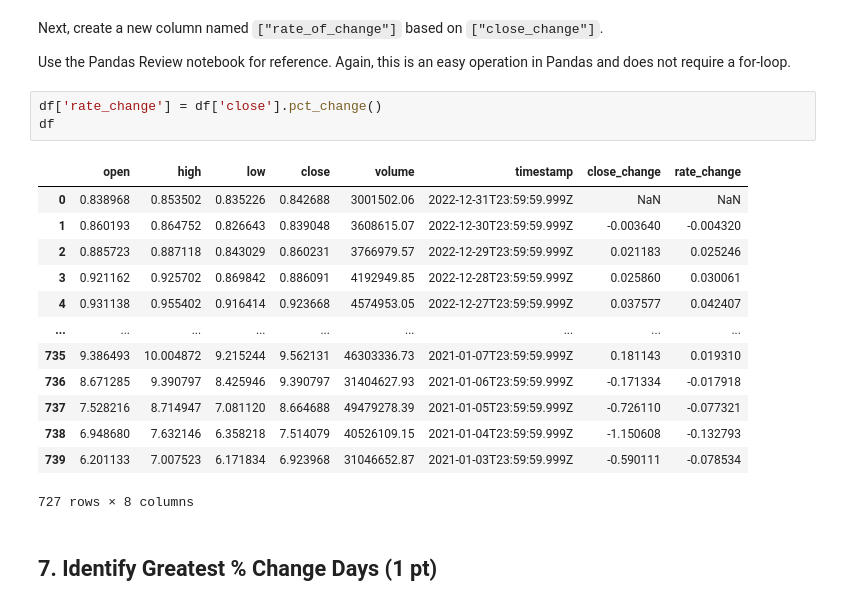
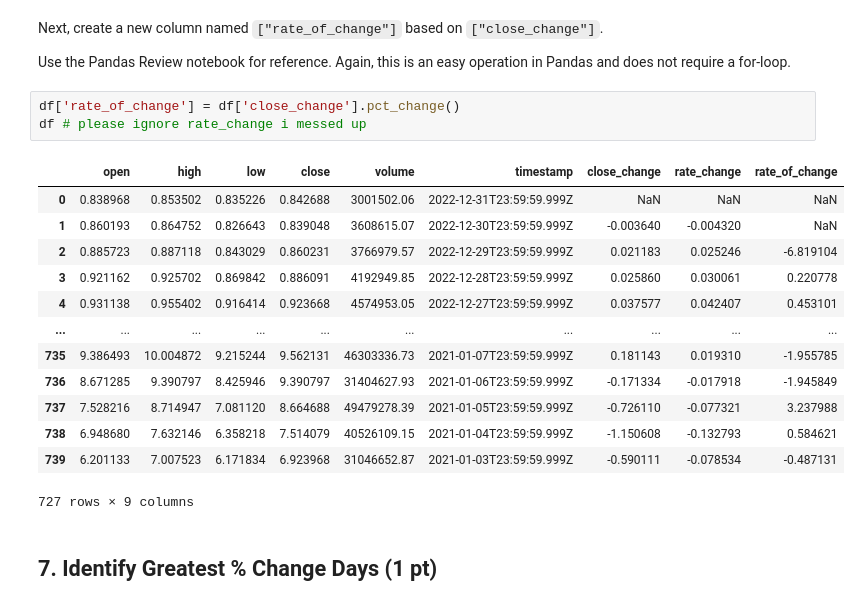
Before and after one commit to alkalink1/ds1002-eju2pk, a Jupyter notebook: labs/lab1/lab1-ftx-stock-pricing.ipynb, the cells around one changed output. Cells and saved outputs as stored; diff of their text form.

```diff
--- a/labs/lab1/lab1-ftx-stock-pricing.ipynb
+++ b/labs/lab1/lab1-ftx-stock-pricing.ipynb
@@ -137,23 +153,23 @@ Display your results in a table showing both the rate of change and their dates.
 Next, create a new column named `["rate_of_change"]` based on `["close_change"]`.
 
 Use the Pandas Review notebook for reference. Again, this is an easy operation in Pandas and does not require a for-loop.
-# %%
-df['rate_change'] = df['close'].pct_change()
-df
-# %% [output]
-|  | open | high | low | close | volume | timestamp | close_change | rate_change |
-| 0 | 0.838968 | 0.853502 | 0.835226 | 0.842688 | 3001502.06 | 2022-12-31T23:59:59.999Z | NaN | NaN |
-| 1 | 0.860193 | 0.864752 | 0.826643 | 0.839048 | 3608615.07 | 2022-12-30T23:59:59.999Z | -0.003640 | -0.004320 |
-| 2 | 0.885723 | 0.887118 | 0.843029 | 0.860231 | 3766979.57 | 2022-12-29T23:59:59.999Z | 0.021183 | 0.025246 |
-| 3 | 0.921162 | 0.925702 | 0.869842 | 0.886091 | 4192949.85 | 2022-12-28T23:59:59.999Z | 0.025860 | 0.030061 |
-| 4 | 0.931138 | 0.955402 | 0.916414 | 0.923668 | 4574953.05 | 2022-12-27T23:59:59.999Z | 0.037577 | 0.042407 |
-| ... | ... | ... | ... | ... | ... | ... | ... | ... |
-| 735 | 9.386493 | 10.004872 | 9.215244 | 9.562131 | 46303336.73 | 2021-01-07T23:59:59.999Z | 0.181143 | 0.019310 |
-| 736 | 8.671285 | 9.390797 | 8.425946 | 9.390797 | 31404627.93 | 2021-01-06T23:59:59.999Z | -0.171334 | -0.017918 |
-| 737 | 7.528216 | 8.714947 | 7.081120 | 8.664688 | 49479278.39 | 2021-01-05T23:59:59.999Z | -0.726110 | -0.077321 |
-| 738 | 6.948680 | 7.632146 | 6.358218 | 7.514079 | 40526109.15 | 2021-01-04T23:59:59.999Z | -1.150608 | -0.132793 |
-| 739 | 6.201133 | 7.007523 | 6.171834 | 6.923968 | 31046652.87 | 2021-01-03T23:59:59.999Z | -0.590111 | -0.078534 |
-727 rows × 8 columns
+# %%
+df['rate_of_change'] = df['close_change'].pct_change()
+df # please ignore rate_change i messed up
+# %% [output]
+|  | open | high | low | close | volume | timestamp | close_change | rate_change | rate_of_change |
+| 0 | 0.838968 | 0.853502 | 0.835226 | 0.842688 | 3001502.06 | 2022-12-31T23:59:59.999Z | NaN | NaN | NaN |
+| 1 | 0.860193 | 0.864752 | 0.826643 | 0.839048 | 3608615.07 | 2022-12-30T23:59:59.999Z | -0.003640 | -0.004320 | NaN |
+| 2 | 0.885723 | 0.887118 | 0.843029 | 0.860231 | 3766979.57 | 2022-12-29T23:59:59.999Z | 0.021183 | 0.025246 | -6.819104 |
+| 3 | 0.921162 | 0.925702 | 0.869842 | 0.886091 | 4192949.85 | 2022-12-28T23:59:59.999Z | 0.025860 | 0.030061 | 0.220778 |
+| 4 | 0.931138 | 0.955402 | 0.916414 | 0.923668 | 4574953.05 | 2022-12-27T23:59:59.999Z | 0.037577 | 0.042407 | 0.453101 |
+| ... | ... | ... | ... | ... | ... | ... | ... | ... | ... |
+| 735 | 9.386493 | 10.004872 | 9.215244 | 9.562131 | 46303336.73 | 2021-01-07T23:59:59.999Z | 0.181143 | 0.019310 | -1.955785 |
+| 736 | 8.671285 | 9.390797 | 8.425946 | 9.390797 | 31404627.93 | 2021-01-06T23:59:59.999Z | -0.171334 | -0.017918 | -1.945849 |
+| 737 | 7.528216 | 8.714947 | 7.081120 | 8.664688 | 49479278.39 | 2021-01-05T23:59:59.999Z | -0.726110 | -0.077321 | 3.237988 |
+| 738 | 6.948680 | 7.632146 | 6.358218 | 7.514079 | 40526109.15 | 2021-01-04T23:59:59.999Z | -1.150608 | -0.132793 | 0.584621 |
+| 739 | 6.201133 | 7.007523 | 6.171834 | 6.923968 | 31046652.87 | 2021-01-03T23:59:59.999Z | -0.590111 | -0.078534 | -0.487131 |
+727 rows × 9 columns
 # %% [markdown]
 ## 7. Identify Greatest % Change Days (1 pt)
 # %% [markdown]
```
Also changed, not shown: parts of 3 cells of this notebook.
